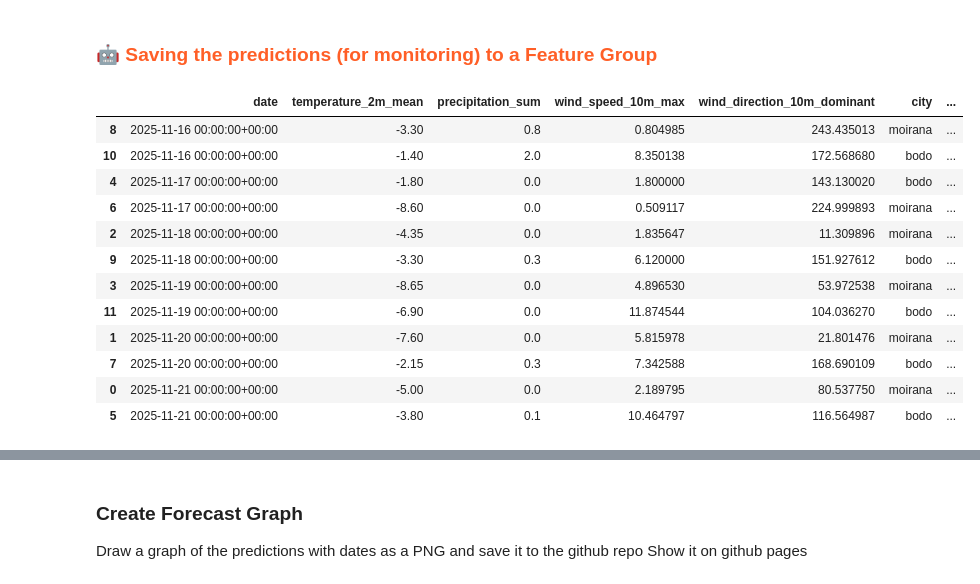
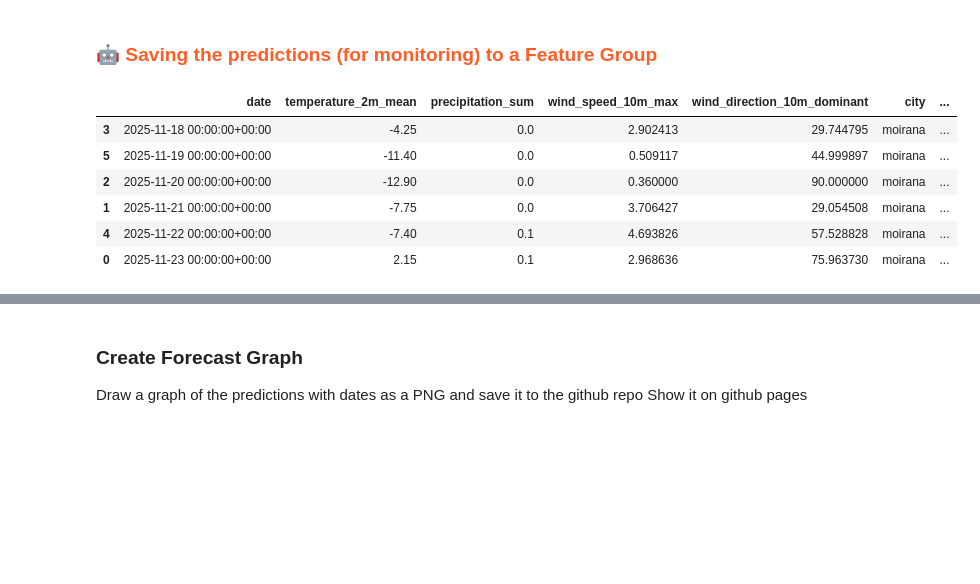
Before and after one commit to joarp/mlfs-book, a Jupyter notebook: notebooks/airquality/4_air_quality_batch_inference.ipynb, the cells around one changed output, grey strips where cells are left out. Cells and saved outputs as stored; diff of their text form; code cells hidden in the pictures; blank space fills up the shorter version.

```diff
--- a/notebooks/airquality/4_air_quality_batch_inference.ipynb
+++ b/notebooks/airquality/4_air_quality_batch_inference.ipynb
@@ -125,11 +122,9 @@ Downloading model artifact (1 dirs, 6 files)... DONE
 # %%
 # Loading the XGBoost regressor model and label encoder from the saved model directory
 # retrieved_xgboost_model = joblib.load(saved_model_dir + "/xgboost_regressor.pkl")
-models = {}
-for city in city_dict:
-    models[city] = XGBRegressor()
+retrieved_model = XGBRegressor()
 
-    models[city].load_model(saved_models[city] + "/model.json")
+retrieved_model.load_model(saved_model_dir + f"/{city}_model.json")
 
 # Displaying the retrieved XGBoost regressor model
-# retrieved_xgboost_model
+retrieved_model
@@ -137,7 +146,7 @@ for city in city_dict:
 ## <span style="color:#ff5f27;">✨ Get Weather Forecast Features with Feature View   </span>
 # %%
 weather_fg = fs.get_feature_group(
-    name='weather',
+    name=f'weather_{city}',
     version=1,
 )
 batch_data = weather_fg.filter(weather_fg.date >= today).read()
@@ -159,0 +163,8 @@ Finished: Reading data from Hopsworks, using Hopsworks Feature Query Service (0.
+# %%
+yesterday = pd.Timestamp(today - datetime.timedelta(days=1), tz="UTC")
+air_quality_fg = fs.get_feature_group(
+    f'air_quality_{city}',
+    version=1,
+)
+df_today = air_quality_fg.filter(air_quality_fg.date >= yesterday).read()
+df_today
@@ -162,7 +233,7 @@ Finished: Reading data from Hopsworks, using Hopsworks Feature Query Service (0.
 # %%
-for city in city_dict:
-    mask = batch_data['city']==city
-    pred = models[city].predict(
-        batch_data.loc[mask, ['temperature_2m_mean', 'precipitation_sum', 'wind_speed_10m_max', 'wind_direction_10m_dominant']])
-    batch_data.loc[mask, "predicted_pm25"] = pred
-batch_data
+# # MAKE A LOOP THAT PREDICTS FOR THE COMING DAY AND THEN USES THAT PREDICTION AS THE NEW
+# # UPDATED LAG and ROLLING next day and so on...
+# # batch_data has all the weather data for each of the 6 days to be predicted.
+# batch_data['predicted_pm25'] = retrieved_model.predict(
+#     batch_data[['temperature_2m_mean', 'precipitation_sum', 'wind_speed_10m_max', 'wind_direction_10m_dominant']])
+# batch_data
@@ -200,27 +261,19 @@ memory usage: 560.0+ bytes
 # %% [markdown]
 ### <span style="color:#ff5f27;">🤖 Saving the predictions (for monitoring) to a Feature Group</span>
 # %%
+batch_data['city'] = city
 # Fill in the number of days before the date on which you made the forecast (base_date)
 batch_data = batch_data.sort_values(by=['date'])
-for city in city_dict:
-    mask = batch_data["city"] == city
-    n = mask.sum()
-    batch_data.loc[mask, 'days_before_forecast_day'] = range(1, n+1)
+batch_data['days_before_forecast_day'] = range(1, len(batch_data)+1)
 batch_data
 # %% [output]
 |  | date | temperature_2m_mean | precipitation_sum | wind_speed_10m_max | wind_direction_10m_dominant | city | ... |
-| 8 | 2025-11-16 00:00:00+00:00 | -3.30 | 0.8 | 0.804985 | 243.435013 | moirana | ... |
-| 10 | 2025-11-16 00:00:00+00:00 | -1.40 | 2.0 | 8.350138 | 172.568680 | bodo | ... |
-| 4 | 2025-11-17 00:00:00+00:00 | -1.80 | 0.0 | 1.800000 | 143.130020 | bodo | ... |
-| 6 | 2025-11-17 00:00:00+00:00 | -8.60 | 0.0 | 0.509117 | 224.999893 | moirana | ... |
-| 2 | 2025-11-18 00:00:00+00:00 | -4.35 | 0.0 | 1.835647 | 11.309896 | moirana | ... |
-| 9 | 2025-11-18 00:00:00+00:00 | -3.30 | 0.3 | 6.120000 | 151.927612 | bodo | ... |
-| 3 | 2025-11-19 00:00:00+00:00 | -8.65 | 0.0 | 4.896530 | 53.972538 | moirana | ... |
-| 11 | 2025-11-19 00:00:00+00:00 | -6.90 | 0.0 | 11.874544 | 104.036270 | bodo | ... |
-| 1 | 2025-11-20 00:00:00+00:00 | -7.60 | 0.0 | 5.815978 | 21.801476 | moirana | ... |
-| 7 | 2025-11-20 00:00:00+00:00 | -2.15 | 0.3 | 7.342588 | 168.690109 | bodo | ... |
-| 0 | 2025-11-21 00:00:00+00:00 | -5.00 | 0.0 | 2.189795 | 80.537750 | moirana | ... |
-| 5 | 2025-11-21 00:00:00+00:00 | -3.80 | 0.1 | 10.464797 | 116.564987 | bodo | ... |
+| 3 | 2025-11-18 00:00:00+00:00 | -4.25 | 0.0 | 2.902413 | 29.744795 | moirana | ... |
+| 5 | 2025-11-19 00:00:00+00:00 | -11.40 | 0.0 | 0.509117 | 44.999897 | moirana | ... |
+| 2 | 2025-11-20 00:00:00+00:00 | -12.90 | 0.0 | 0.360000 | 90.000000 | moirana | ... |
+| 1 | 2025-11-21 00:00:00+00:00 | -7.75 | 0.0 | 3.706427 | 29.054508 | moirana | ... |
+| 4 | 2025-11-22 00:00:00+00:00 | -7.40 | 0.1 | 4.693826 | 57.528828 | moirana | ... |
+| 0 | 2025-11-23 00:00:00+00:00 | 2.15 | 0.1 | 2.968636 | 75.963730 | moirana | ... |
 # %%
 batch_data.info()
 # %% [output]
```
Also changed, not shown: parts of 22 cells of this notebook, 19 other files.
